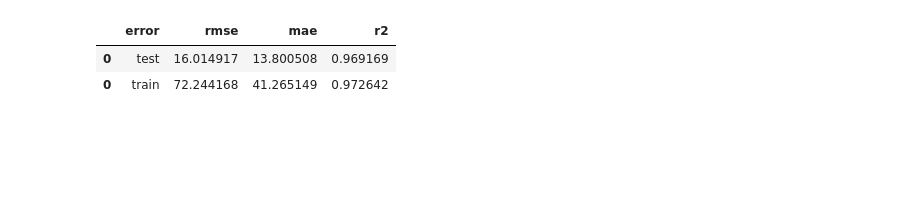
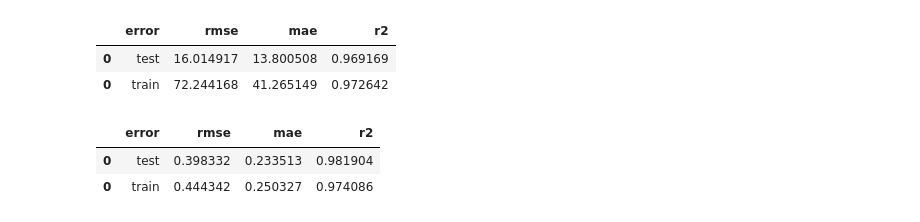
Before and after one commit to ShannonNCM/research_files, a Jupyter notebook: new_model/model_03/foundation_notebook.ipynb, the cells around one changed output. Drawn from its saved outputs; the diff is of its cells as text; code cells hidden in the pictures; blank space fills up the shorter version.

```diff
--- a/new_model/model_03/foundation_notebook.ipynb
+++ b/new_model/model_03/foundation_notebook.ipynb
@@ -54,3 +63,14 @@ errors
 |  | error | rmse | mae | r2 |
 | 0 | test | 16.014917 | 13.800508 | 0.969169 |
 | 0 | train | 72.244168 | 41.265149 | 0.972642 |
+# %%
+ref = 'REF_force'
+pred = 'MACE_force'
+test_error = f.errors(test_df2, 'test', ref, pred)
+train_error = f.errors(train_df2, 'train', ref, pred)
+errors = pd.concat([test_error, train_error])
+errors
+# %% [output]
+|  | error | rmse | mae | r2 |
+| 0 | test | 0.398332 | 0.233513 | 0.981904 |
+| 0 | train | 0.444342 | 0.250327 | 0.974086 |
```
Also changed, not shown: parts of 3 cells of this notebook, 2 other files.
